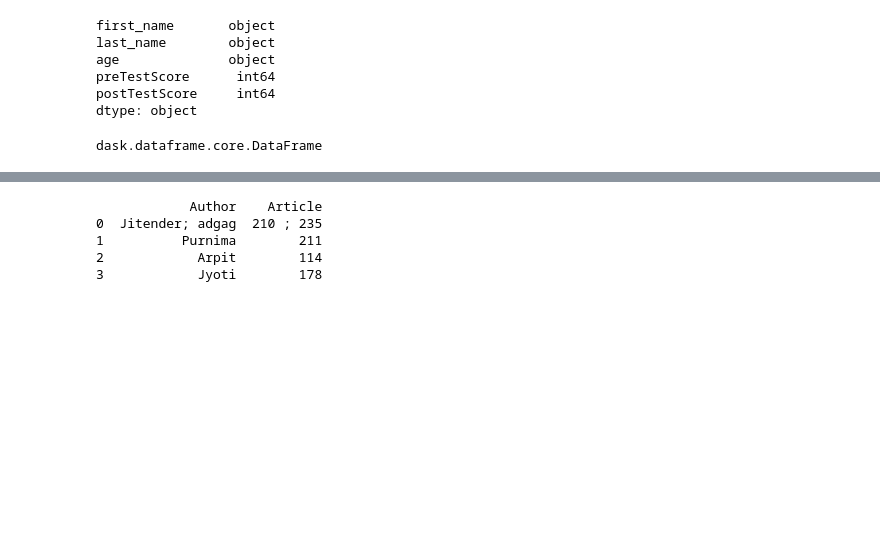
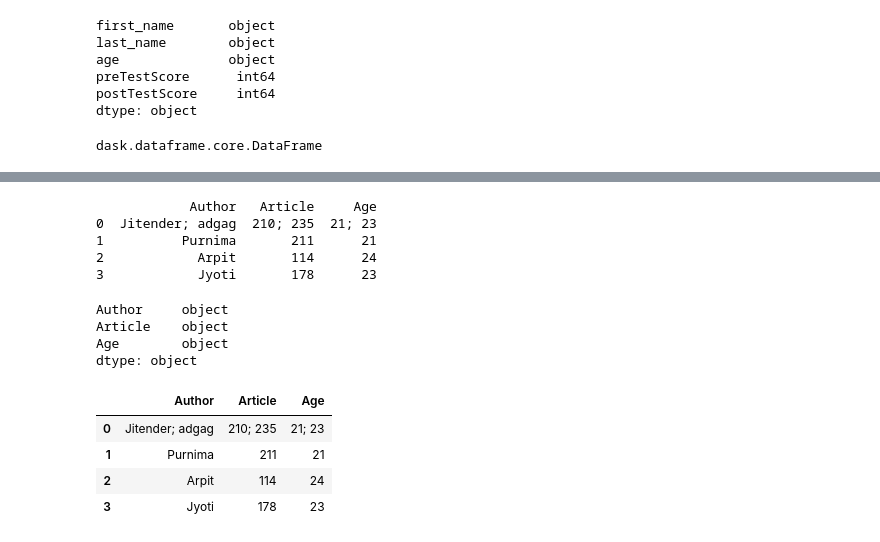
Before and after one commit to nguyendo24/spark_issues, a Jupyter notebook: dask_test.ipynb, the cells around one changed output, grey strips where cells are left out. Drawn from its saved outputs; the diff is of its cells as text; code cells hidden in the pictures; blank space fills up the shorter version.

```diff
--- a/dask_test.ipynb
+++ b/dask_test.ipynb
@@ -113,22 +177,33 @@ import pandas as pd
 import matplotlib.pyplot as plt
 
 author = ['Jitender; adgag', 'Purnima', 'Arpit', 'Jyoti']
-article = ['210 ; 235', '211', '114', '178']
-
+article = ['210; 235', '211', '114', '178']
+age = ['21; 23', '21', '24', '23']
 auth_series = pd.Series(author)
 article_series = pd.Series(article)
 
-frame = { 'Author': auth_series, 'Article': article_series }
-
+frame = { 'Author': auth_series, 'Article': article_series, 'Age': age }
 result = pd.DataFrame(frame)
-# age = [[21; 23], 21, 24, 23]
-
-# result['Age'] = pd.Series(age)
 
 print(result)
 # %% [output]
-            Author    Article
-0  Jitender; adgag  210 ; 235
-1          Purnima        211
-2            Arpit        114
-3            Jyoti        178
+            Author   Article     Age
+0  Jitender; adgag  210; 235  21; 23
+1          Purnima       211      21
+2            Arpit       114      24
+3            Jyoti       178      23
+# %%
+result.dtypes
+# %% [output]
+Author     object
+Article    object
+Age        object
+dtype: object
+# %%
+result
+# %% [output]
+|  | Author | Article | Age |
+| 0 | Jitender; adgag | 210; 235 | 21; 23 |
+| 1 | Purnima | 211 | 21 |
+| 2 | Arpit | 114 | 24 |
+| 3 | Jyoti | 178 | 23 |
```
Also changed, not shown: parts of 20 cells of this notebook.
